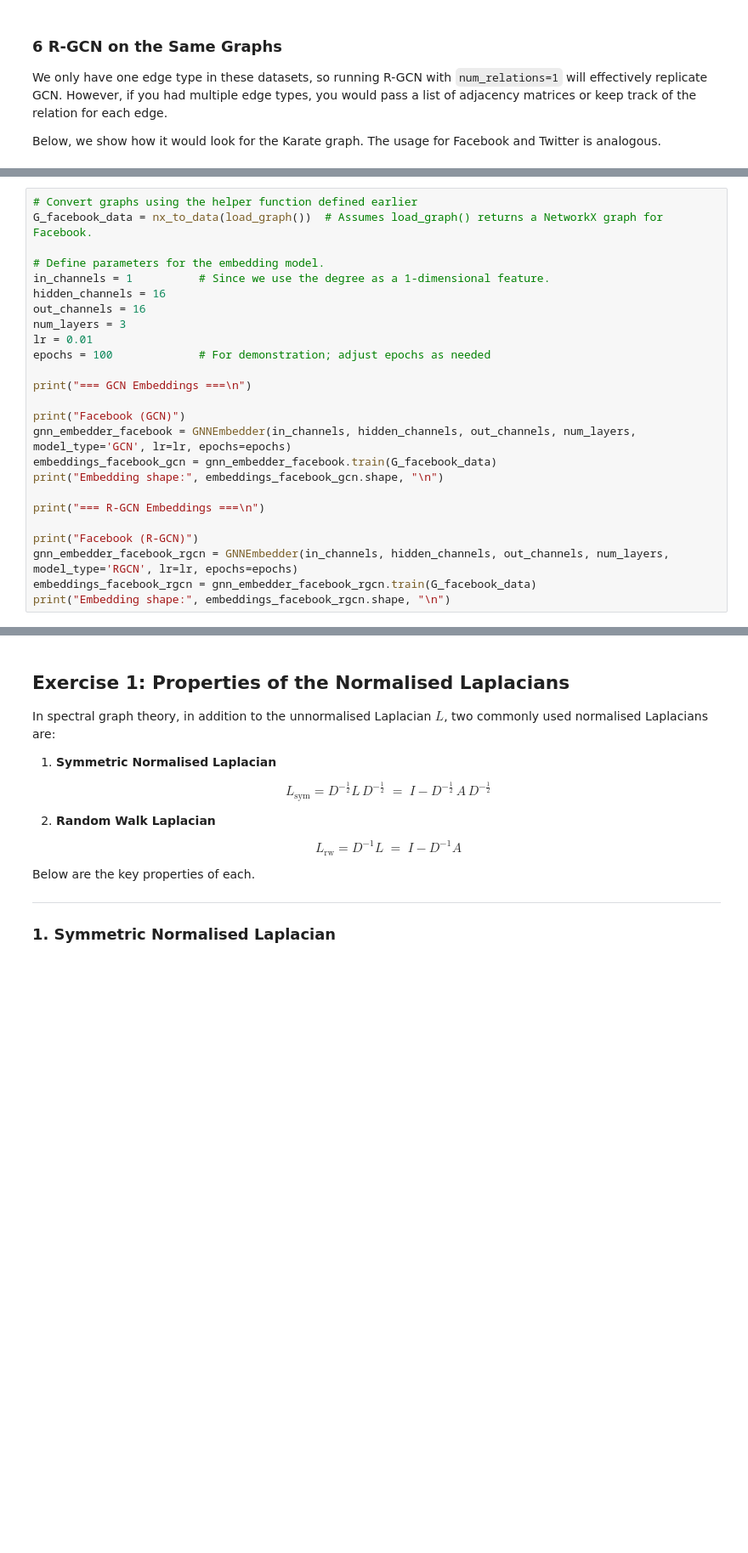
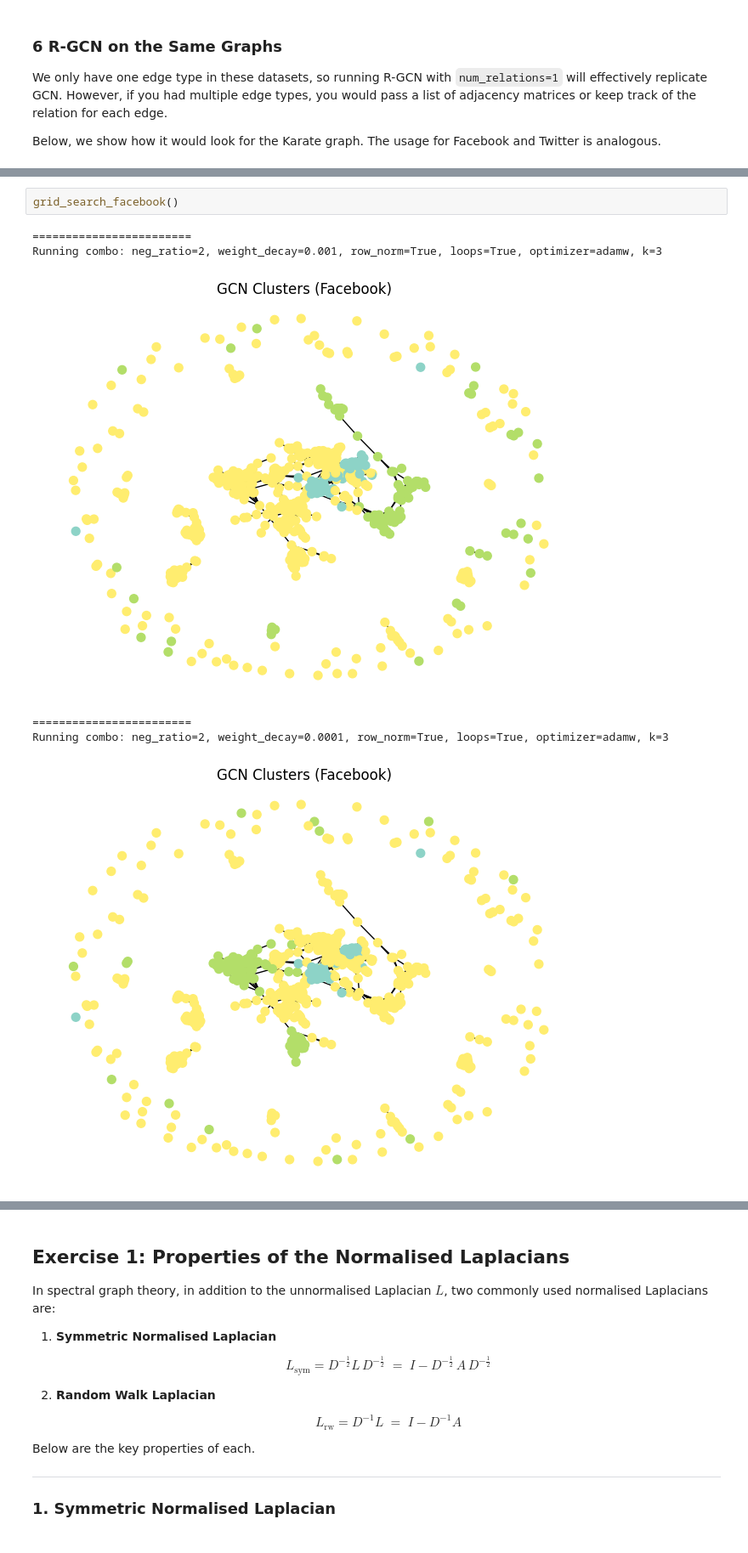
Before and after one commit to mateusgoto01/graph_facebook_analysis, a Jupyter notebook: FERNDADES_GOTO_REGAZZI_graphe.ipynb, the cells around one changed output, grey strips where cells are left out. Shown at 85% size. Cells and saved outputs as stored; diff of their text form; blank space fills up the shorter version.

```diff
--- a/FERNDADES_GOTO_REGAZZI_graphe.ipynb
+++ b/FERNDADES_GOTO_REGAZZI_graphe.ipynb
@@ -1696,25 +1518,0 @@ Embedding shape: torch.Size([34, 16])
-# %%
-# Convert graphs using the helper function defined earlier
-G_facebook_data = nx_to_data(load_graph())  # Assumes load_graph() returns a NetworkX graph for Facebook.
-
-# Define parameters for the embedding model.
-in_channels = 1          # Since we use the degree as a 1-dimensional feature.
-hidden_channels = 16
-out_channels = 16
-num_layers = 3
-lr = 0.01
-epochs = 100             # For demonstration; adjust epochs as needed
-
-print("=== GCN Embeddings ===\n")
-
-print("Facebook (GCN)")
-gnn_embedder_facebook = GNNEmbedder(in_channels, hidden_channels, out_channels, num_layers, model_type='GCN', lr=lr, epochs=epochs)
-embeddings_facebook_gcn = gnn_embedder_facebook.train(G_facebook_data)
-print("Embedding shape:", embeddings_facebook_gcn.shape, "\n")
-
-print("=== R-GCN Embeddings ===\n")
-
-print("Facebook (R-GCN)")
-gnn_embedder_facebook_rgcn = GNNEmbedder(in_channels, hidden_channels, out_channels, num_layers, model_type='RGCN', lr=lr, epochs=epochs)
-embeddings_facebook_rgcn = gnn_embedder_facebook_rgcn.train(G_facebook_data)
-print("Embedding shape:", embeddings_facebook_rgcn.shape, "\n")
@@ -2641,0 +1896,9 @@ Final silhouette: 0.7548
+# %%
+grid_search_facebook()
+# %% [output]
+========================
+Running combo: neg_ratio=2, weight_decay=0.001, row_norm=True, loops=True, optimizer=adamw, k=3
+[figure, added]
+========================
+Running combo: neg_ratio=2, weight_decay=0.0001, row_norm=True, loops=True, optimizer=adamw, k=3
+[figure, added]
```
Also changed, not shown: parts of 30 cells of this notebook.
